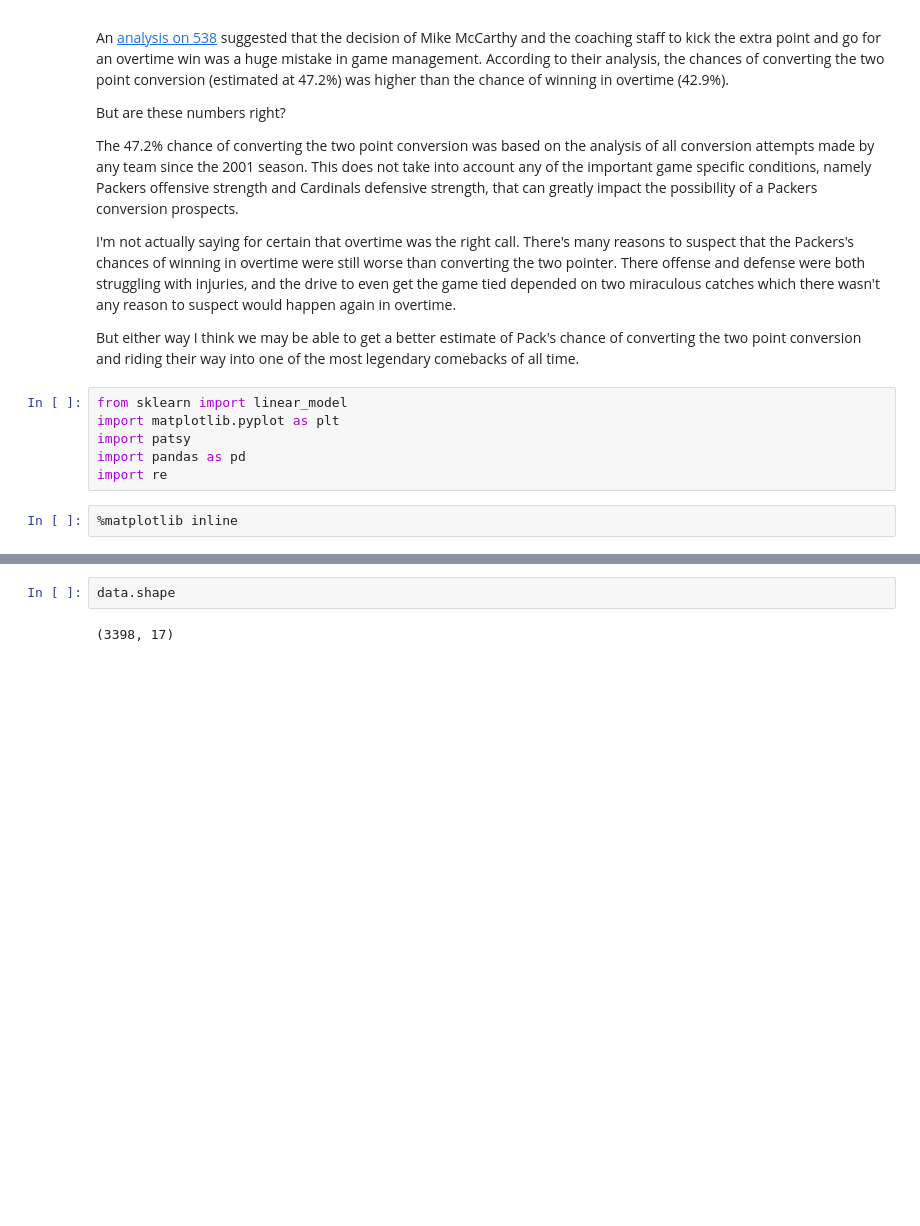
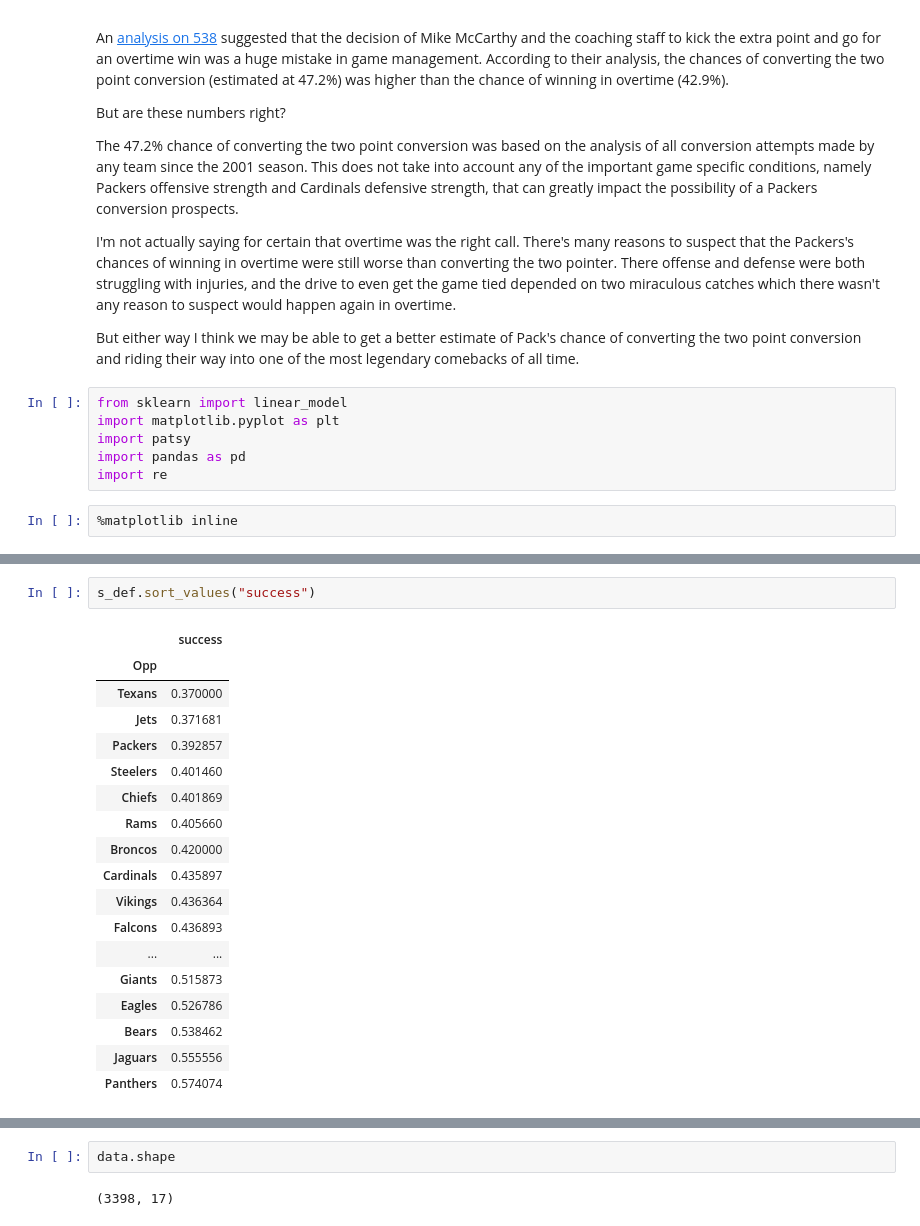
Before and after one commit to ptonner/nfl_convert, a Jupyter notebook: analyze.ipynb, the cells around one changed output, grey strips where cells are left out. Cells and saved outputs as stored; diff of their text form; blank space fills up the shorter version.

```diff
--- a/analyze.ipynb
+++ b/analyze.ipynb
@@ -37,0 +92,21 @@ data.head()
+# %%
+s_def.sort_values("success")
+# %% [output]
+|  | success |
+| Opp |  |
+| Texans | 0.370000 |
+| Jets | 0.371681 |
+| Packers | 0.392857 |
+| Steelers | 0.401460 |
+| Chiefs | 0.401869 |
+| Rams | 0.405660 |
+| Broncos | 0.420000 |
+| Cardinals | 0.435897 |
+| Vikings | 0.436364 |
+| Falcons | 0.436893 |
+| ... | ... |
+| Giants | 0.515873 |
+| Eagles | 0.526786 |
+| Bears | 0.538462 |
+| Jaguars | 0.555556 |
+| Panthers | 0.574074 |
```
Also changed, not shown: parts of 13 cells of this notebook, 1 other file.
